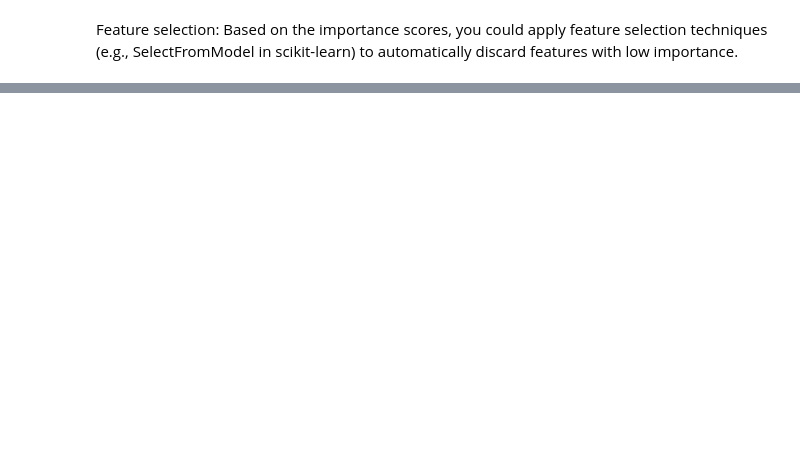
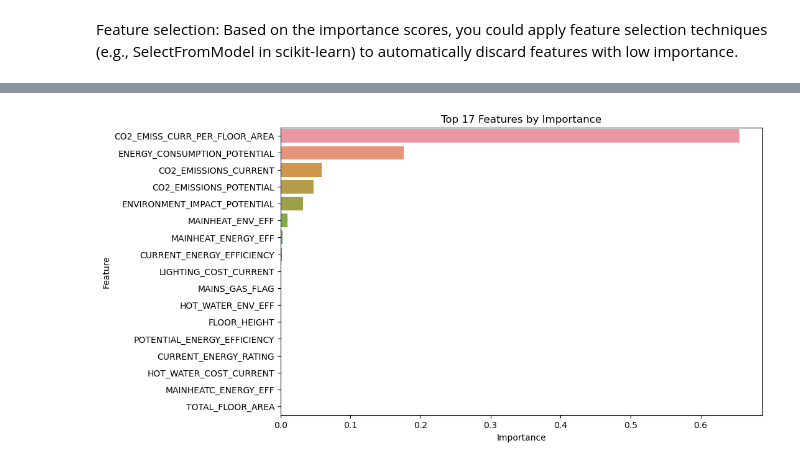
Before and after one commit to Enkhamgalan1230/Energy_Consumption, a Jupyter notebook: Entwan.ipynb, the cells around one changed output, grey strips where cells are left out. Drawn from its saved outputs; the diff is of its cells as text; code cells hidden in the pictures; blank space fills up the shorter version.

```diff
--- a/Entwan.ipynb
+++ b/Entwan.ipynb
@@ -436,0 +335,8 @@ plt.show()
+# %%
+# Assuming 'feature_importance_df' has been created earlier
+plt.figure(figsize=(10, 6))
+sns.barplot(x='Importance', y='Feature', data=feature_importance_df.head(17))
+plt.title('Top 17 Features by Importance')
+plt.show()
+# %% [output]
+[figure, added]
```
Also changed, not shown: parts of 29 cells of this notebook.
